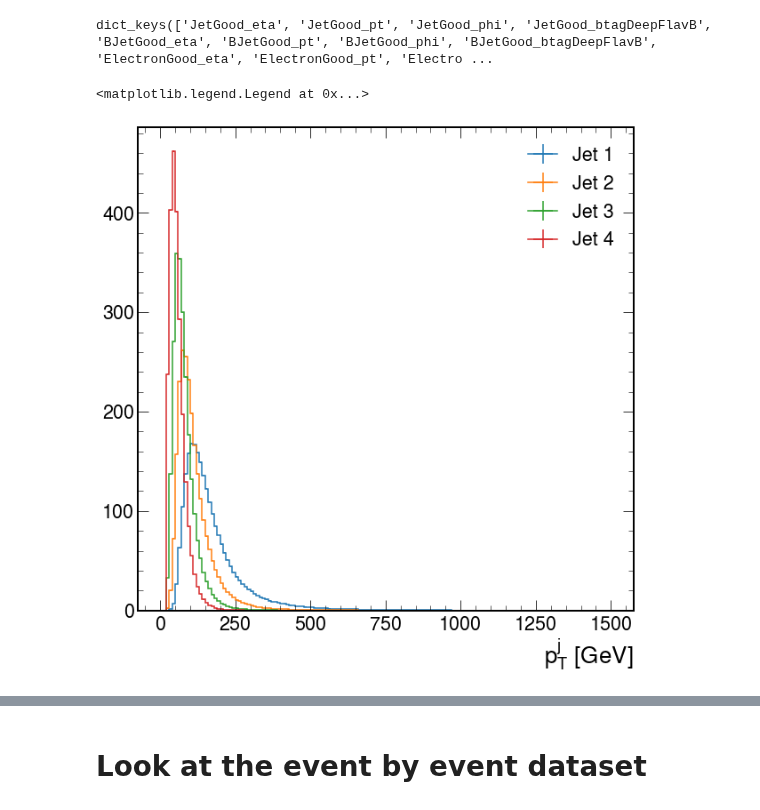
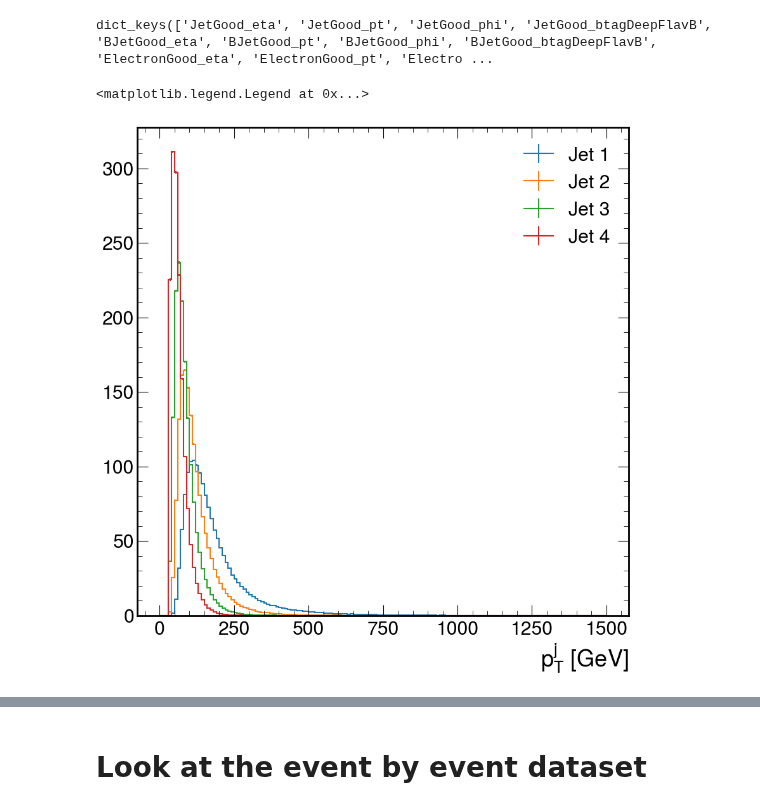
Before and after one commit to PocketCoffea/PocketCoffea, a Jupyter notebook: notebooks/JetTagging/JetTagging_dataset.ipynb, the cells around one changed output, grey strips where cells are left out. Drawn from its saved outputs; the diff is of its cells as text; code cells hidden in the pictures.

```diff
--- a/notebooks/JetTagging/JetTagging_dataset.ipynb
+++ b/notebooks/JetTagging/JetTagging_dataset.ipynb
@@ -20,7 +24,7 @@ import hist
 # %% [output]
 /work/dvalsecc/ttHbb/PocketCoffea/notebooks/JetTagging
 # %%
-file = "../../output/parton_matching_dR03_training_dataset_v05/output.coffea"
+file = "../../output/parton_matching_dR03_training_dataset_v18/output.coffea"
 out = load(file)
 out.keys()
 # %% [output]
@@ -58,10 +56,10 @@ dict_keys(['JetGood_eta', 'JetGood_pt', 'JetGood_phi', 'JetGood_btagDeepFlavB',
 # %%
 for i in range(1,5):
     h = out["variables"][f"JetGood_pt_{i}"]["ttHTobb"]
-    hep.histplot(h[{"cat": "4j", "year":"2018","variation":"nominal"}], label=f"Jet {i}")
+    hep.histplot(h[{"cat": "baseline", "year":"2018","variation":"nominal"}], label=f"Jet {i}")
 plt.legend()
 # %% [output]
 <matplotlib.legend.Legend at 0x...>
-[figure, old version]
+[figure, new version]
 # %%
 h = out["variables"][f"nPartons"]["ttHTobb"]
```
Also changed, not shown: parts of 65 cells of this notebook.
